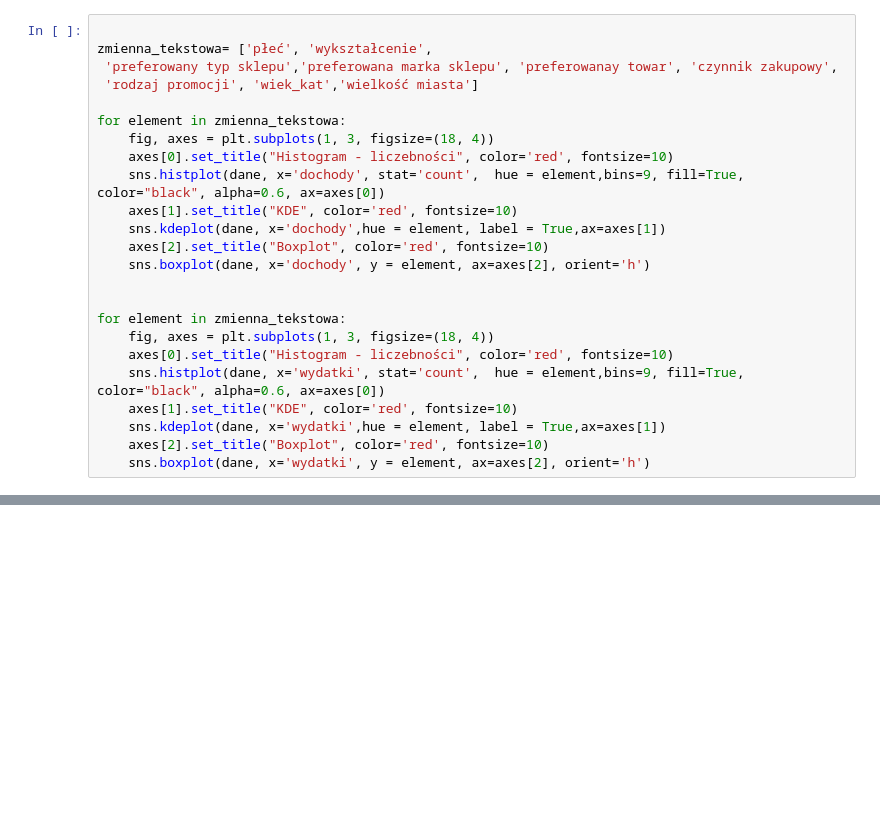
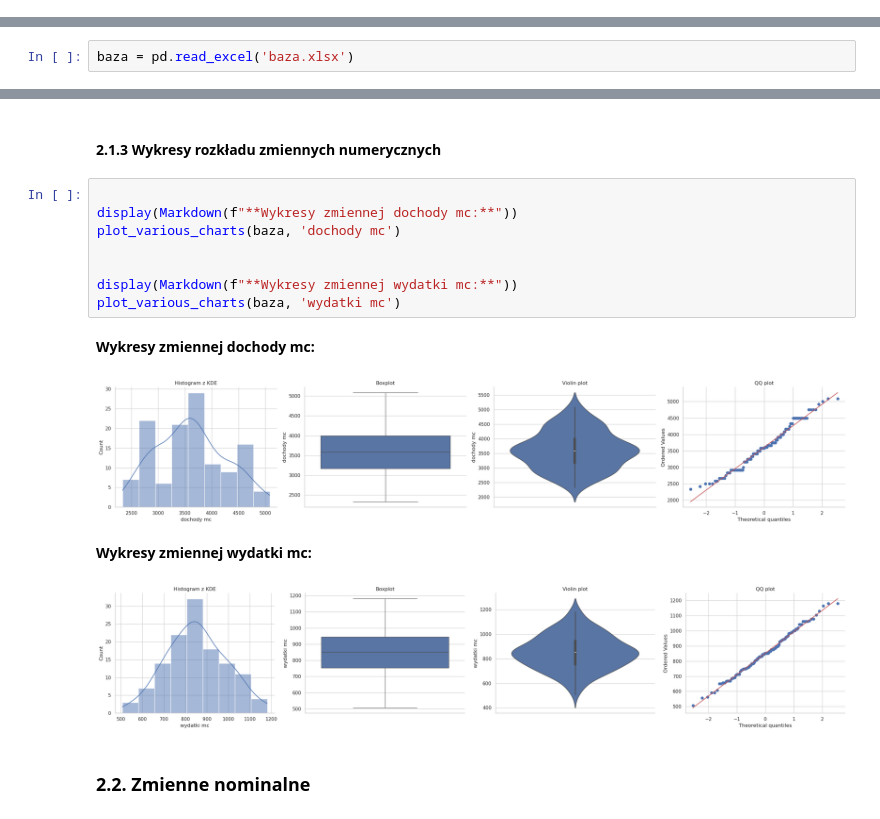
Before and after one commit to PiotrDlubak/EDA-data-python, a Jupyter notebook: EDA.ipynb, the cells around one changed output, grey strips where cells are left out. Drawn from its saved outputs; the diff is of its cells as text; blank space fills up the shorter version.

```diff
--- a/EDA.ipynb
+++ b/EDA.ipynb
@@ -468,24 +0,0 @@ WYDATKI:
-# %%
-
-zmienna_tekstowa= ['płeć', 'wykształcenie',
- 'preferowany typ sklepu','preferowana marka sklepu', 'preferowanay towar', 'czynnik zakupowy',
- 'rodzaj promocji', 'wiek_kat','wielkość miasta']
-
-for element in zmienna_tekstowa:
-    fig, axes = plt.subplots(1, 3, figsize=(18, 4))
-    axes[0].set_title("Histogram - liczebności", color='red', fontsize=10)
-    sns.histplot(dane, x='dochody', stat='count',  hue = element,bins=9, fill=True, color="black", alpha=0.6, ax=axes[0])
-    axes[1].set_title("KDE", color='red', fontsize=10)
-    sns.kdeplot(dane, x='dochody',hue = element, label = True,ax=axes[1])
-    axes[2].set_title("Boxplot", color='red', fontsize=10)
-    sns.boxplot(dane, x='dochody', y = element, ax=axes[2], orient='h')
-
-
-for element in zmienna_tekstowa:
-    fig, axes = plt.subplots(1, 3, figsize=(18, 4))
-    axes[0].set_title("Histogram - liczebności", color='red', fontsize=10)
-    sns.histplot(dane, x='wydatki', stat='count',  hue = element,bins=9, fill=True, color="black", alpha=0.6, ax=axes[0])
-    axes[1].set_title("KDE", color='red', fontsize=10)
-    sns.kdeplot(dane, x='wydatki',hue = element, label = True,ax=axes[1])
-    axes[2].set_title("Boxplot", color='red', fontsize=10)
-    sns.boxplot(dane, x='wydatki', y = element, ax=axes[2], orient='h')
@@ -839,0 +109,2 @@ for element1 in lista_1:
+# %%
+baza = pd.read_excel('baza.xlsx')
@@ -839,0 +757,17 @@ for element1 in lista_1:
+# %% [markdown]
+#### 2.1.3 Wykresy rozkładu zmiennych numerycznych
+# %%
+
+display(Markdown(f"**Wykresy zmiennej dochody mc:**"))
+plot_various_charts(baza, 'dochody mc')
+
+
+display(Markdown(f"**Wykresy zmiennej wydatki mc:**"))
+plot_various_charts(baza, 'wydatki mc')
+# %% [output]
+**Wykresy zmiennej dochody mc:**
+[figure, added]
+**Wykresy zmiennej wydatki mc:**
+[figure, added]
+# %% [markdown]
+### **2.2. Zmienne nominalne**
```
Also changed, not shown: parts of 91 cells of this notebook.
